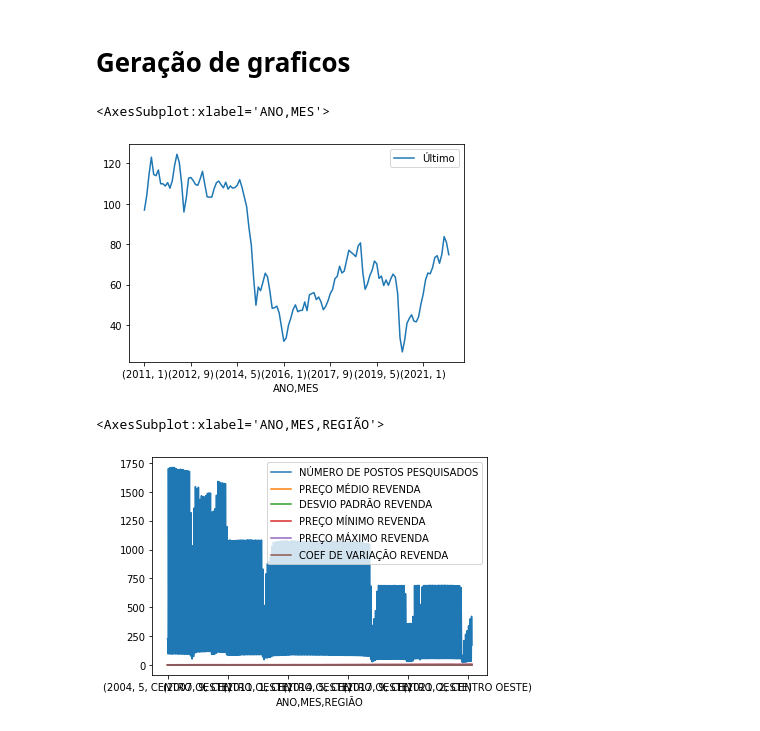
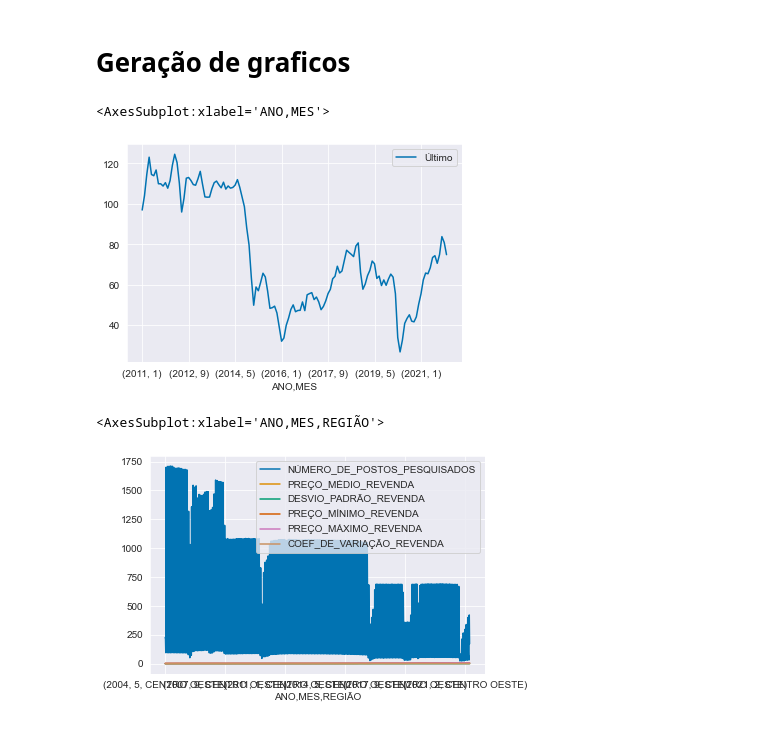
Before and after one commit to oliveira-chr/Gasolina-Petroleo-Dataset, a Jupyter notebook: jupiter/project.ipynb, the cells around one changed output. Drawn from its saved outputs; the diff is of its cells as text; code cells hidden in the pictures.

Commit message:
creating ploth graph using seaborn

```diff
--- a/jupiter/project.ipynb
+++ b/jupiter/project.ipynb
@@ -3,16 +1,21 @@ import pandas as pd
+# %%
+import pandas as pd
+import seaborn as sns
+sns.set_palette("colorblind")
+sns.set_style("darkgrid")
 # %% [markdown]
 # Gas Dataset load and data prep
 # %%
-df = pd.read_csv (r'..\\DataSet\\2004-2021.tsv', sep = '\t')
-isGas = df['PRODUTO']=="GASOLINA COMUM"
-df_gas = df[isGas]
+df_total = pd.read_csv (r'..\\DataSet\\2004-2021.tsv', sep = '\t')
+product_gasolina_comum = df_total['PRODUTO']=="GASOLINA COMUM"
+df_gas = df_total[product_gasolina_comum]
 
 df_gas = df_gas.drop(['PREÇO MÉDIO DISTRIBUIÇÃO', 'DESVIO PADRÃO DISTRIBUIÇÃO', 'PREÇO MÍNIMO DISTRIBUIÇÃO', 'PREÇO MÁXIMO DISTRIBUIÇÃO', 'COEF DE VARIAÇÃO DISTRIBUIÇÃO', 'DATA FINAL', 'PRODUTO', 'ESTADO'], axis=1)
 
 df_gas['DATA INICIAL'] = pd.to_datetime(df_gas['DATA INICIAL'], format='%Y-%m-%d')
 df_gas['MES'] = pd.DatetimeIndex(df_gas['DATA INICIAL']).month
 df_gas['ANO'] = pd.DatetimeIndex(df_gas['DATA INICIAL']).year
-
+df_gas.columns = df_gas.columns.str.replace(" ", "_")
+df_gas.columns = df_gas.columns.str.replace("'", "")
 # print(dfGas.dtypes)
-
-dg_gas_total_gp = df_gas.groupby(by=['ANO', 'MES', 'REGIÃO']).mean()
+df_gas_total_gp = df_gas.groupby(by=['ANO', 'MES', 'REGIÃO']).mean()
@@ -177,12 +202,12 @@ dfPeroGroup
 # %%
 import matplotlib.pyplot as plt
 # %%
-dfPeroGroup.plot()
+df_petroleo_gp.plot()
 # %% [output]
 <AxesSubplot:xlabel='ANO,MES'>
-[figure, old version]
+[figure, new version]
 # %%
-dg_gas_total_gp.plot()
+df_gas_total_gp.plot()
 # %% [output]
 <AxesSubplot:xlabel='ANO,MES,REGIÃO'>
-[figure, old version]
+[figure, new version]
```
Also changed, not shown: parts of 14 cells of this notebook.
